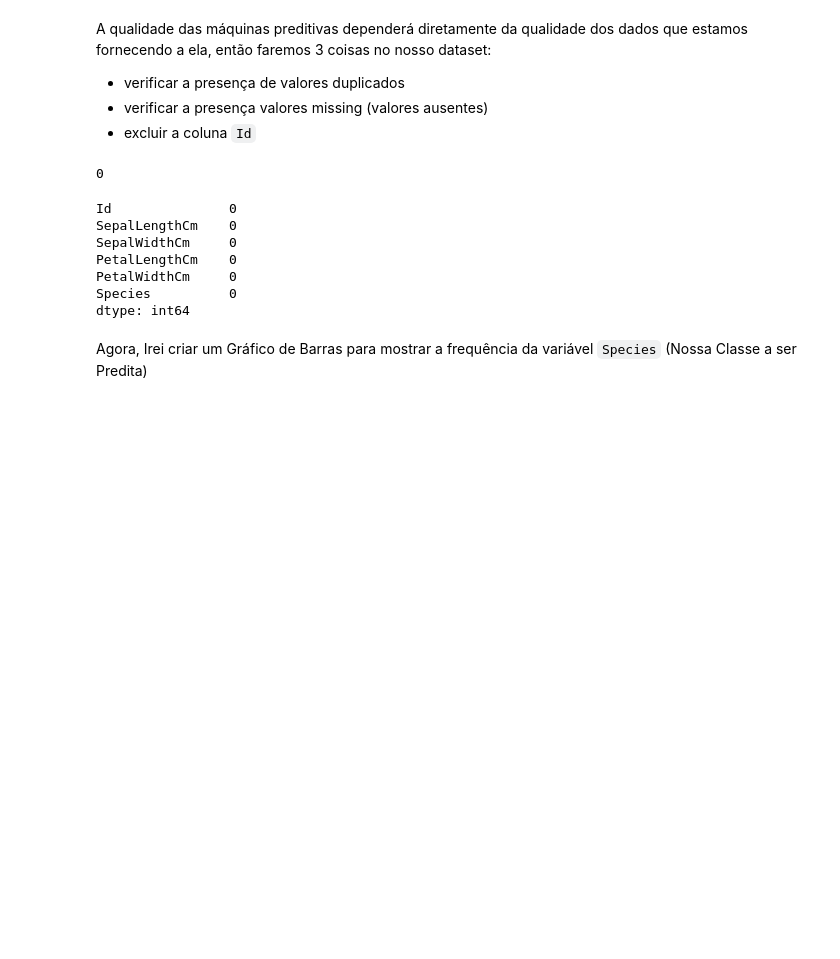
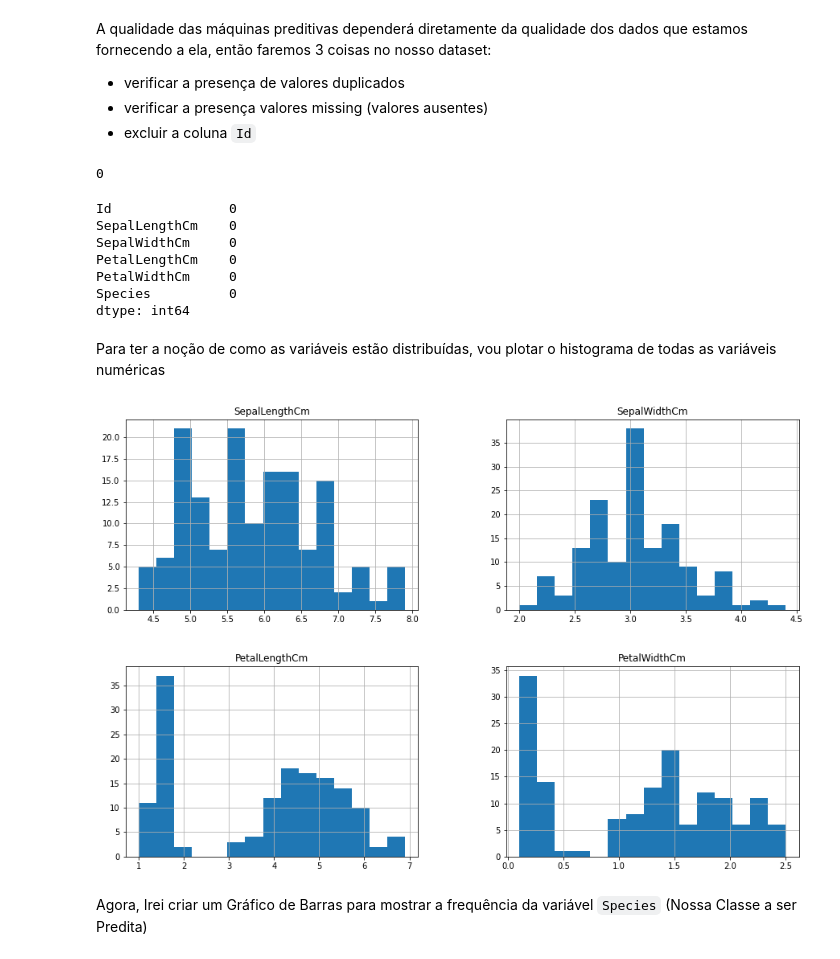
Before and after one commit to eu-joao/data-science, a Jupyter notebook: Conjunto de dados flor Iris/Conjunto de dados flor Iris.ipynb, the cells around one changed output. Cells and saved outputs as stored; diff of their text form; code cells hidden in the pictures; blank space fills up the shorter version.

```diff
--- a/Conjunto de dados flor Iris/Conjunto de dados flor Iris.ipynb
+++ b/Conjunto de dados flor Iris/Conjunto de dados flor Iris.ipynb
@@ -110,6 +123,13 @@ dtype: int64
 # %%
 # Eliminando Variáveis desnecessárias
 iris_df = iris_df.drop('Id', axis=1)
+# %% [markdown]
+Para ter a noção de como as variáveis estão distribuídas, vou plotar o histograma de todas as variáveis numéricas
+# %%
+# plotar o histograma das variáveis numéricas
+iris_df.hist(bins=15, figsize=(15,10));
+# %% [output]
+[figure, added]
 # %% [markdown]
 Agora, Irei criar um Gráfico de Barras para  mostrar a frequência da variável `Species` (Nossa Classe a ser Predita)
 # %%
```
Also changed, not shown: parts of 14 cells of this notebook.
